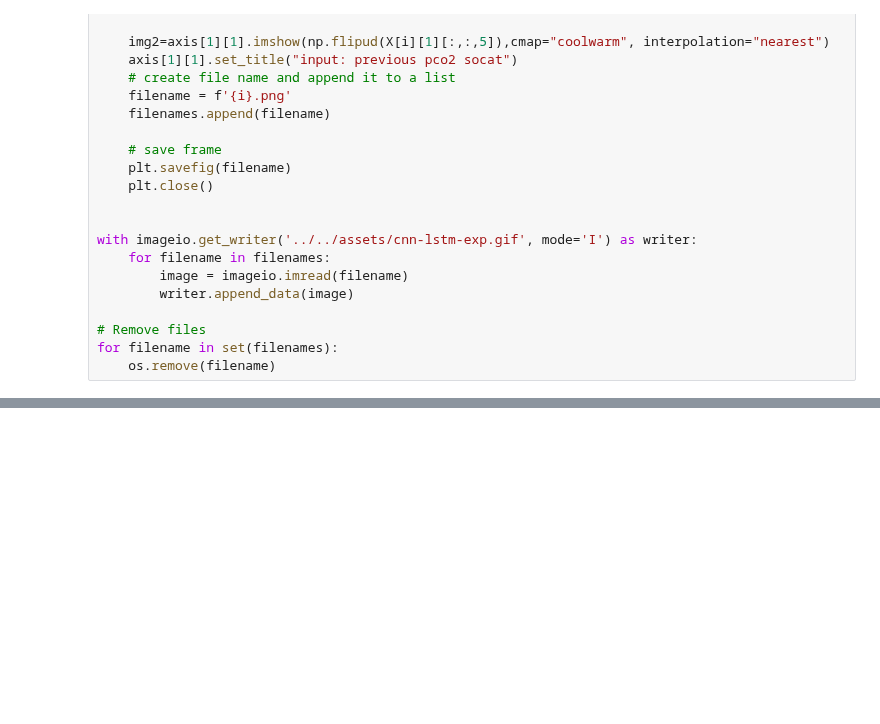
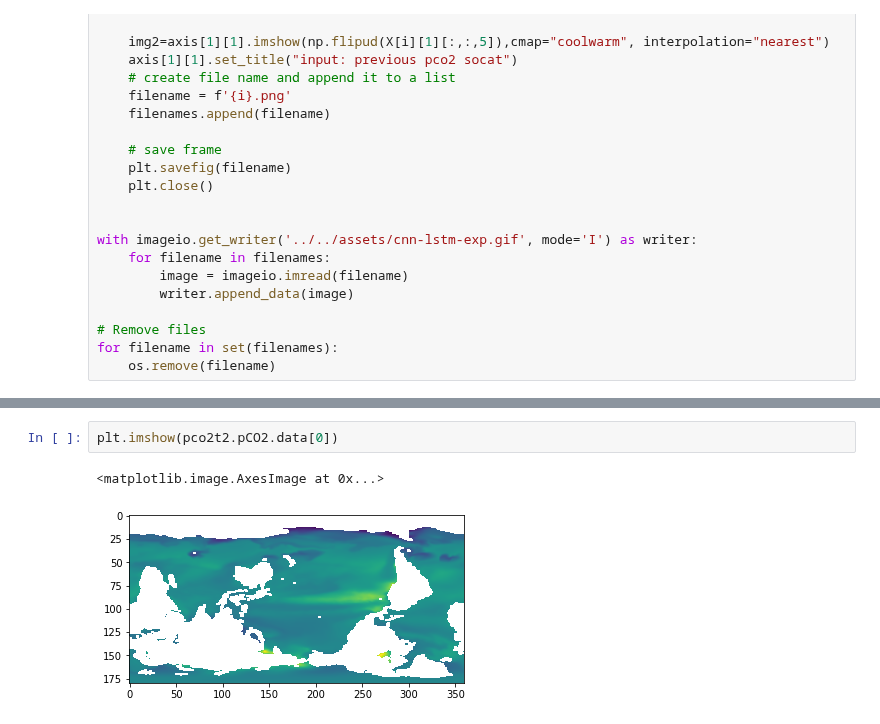
Before and after one commit to sk981102/ocean_co2, a Jupyter notebook: notebooks/deep_learning/018_convlstm_exp.ipynb, the cells around one changed output, grey strips where cells are left out. Cells and saved outputs as stored; diff of their text form; blank space fills up the shorter version.

```diff
--- a/notebooks/deep_learning/018_convlstm_exp.ipynb
+++ b/notebooks/deep_learning/018_convlstm_exp.ipynb
@@ -267,0 +320,5 @@ for filename in set(filenames):
+# %%
+plt.imshow(pco2t2.pCO2.data[0])
+# %% [output]
+<matplotlib.image.AxesImage at 0x...>
+[figure, added]
```
Also changed, not shown: parts of 8 cells of this notebook, 13 other files.
